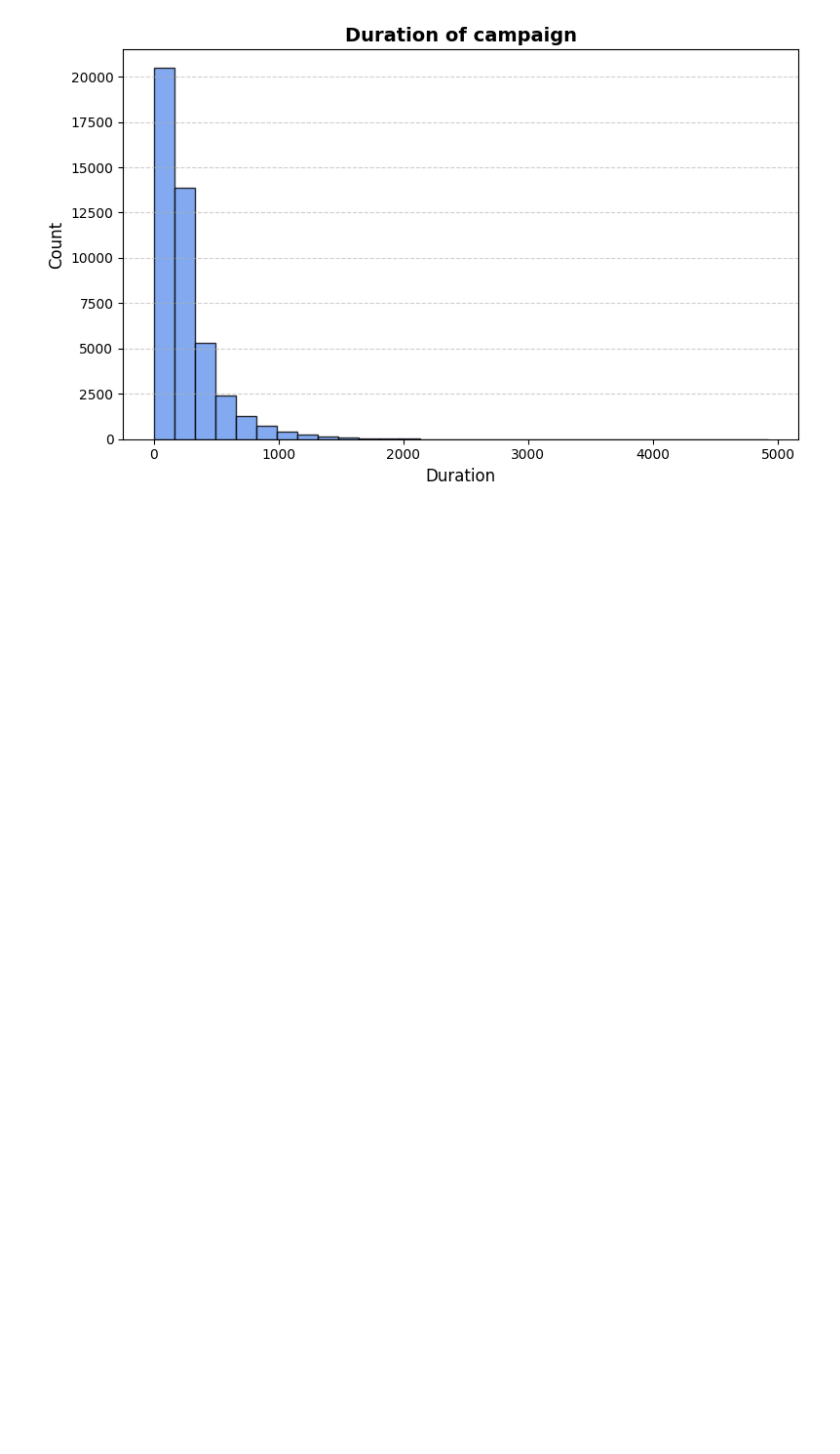
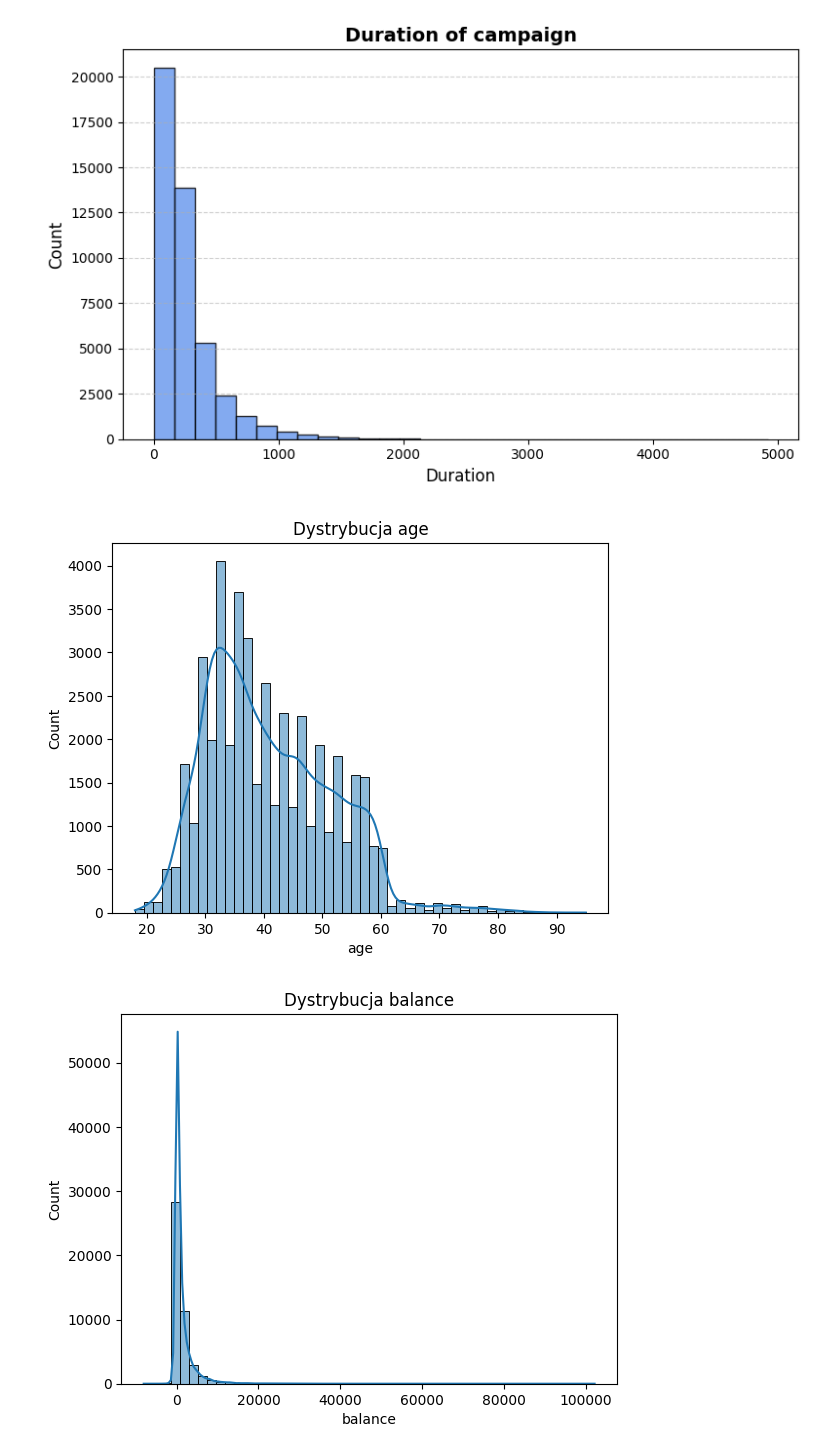
Before and after one commit to scislinski-r/EDA---kampania-banku, a Jupyter notebook: Main.ipynb, the cells around one changed output. Saved outputs shown, nothing was run; the diff lists cells and outputs as text; code cells hidden in the pictures; blank space fills up the shorter version.

```diff
--- a/Main.ipynb
+++ b/Main.ipynb
@@ -58,3 +83,7 @@ df.describe()
+# %%
+# Podział kolumn wg. typu danych (numeryczne)
+
+numeric_columns = df[['age', 'balance', 'day', 'duration', 'campaign', 'pdays', 'previous']]
 # %%
 df.nunique()
 # %% [output]
@@ -149,3 +202,11 @@ plt.show()
 plt.close()
 # %% [output]
 [figure]
+# %%
+for col in numeric_columns:
+    sns.histplot(df[col], bins = 50, kde = True),
+    plt.title(f'Dystrybucja {col}')
+    plt.show()
+# %% [output]
+[figure, added]
+[figure, added]
```
Also changed, not shown: parts of 6 cells of this notebook.
